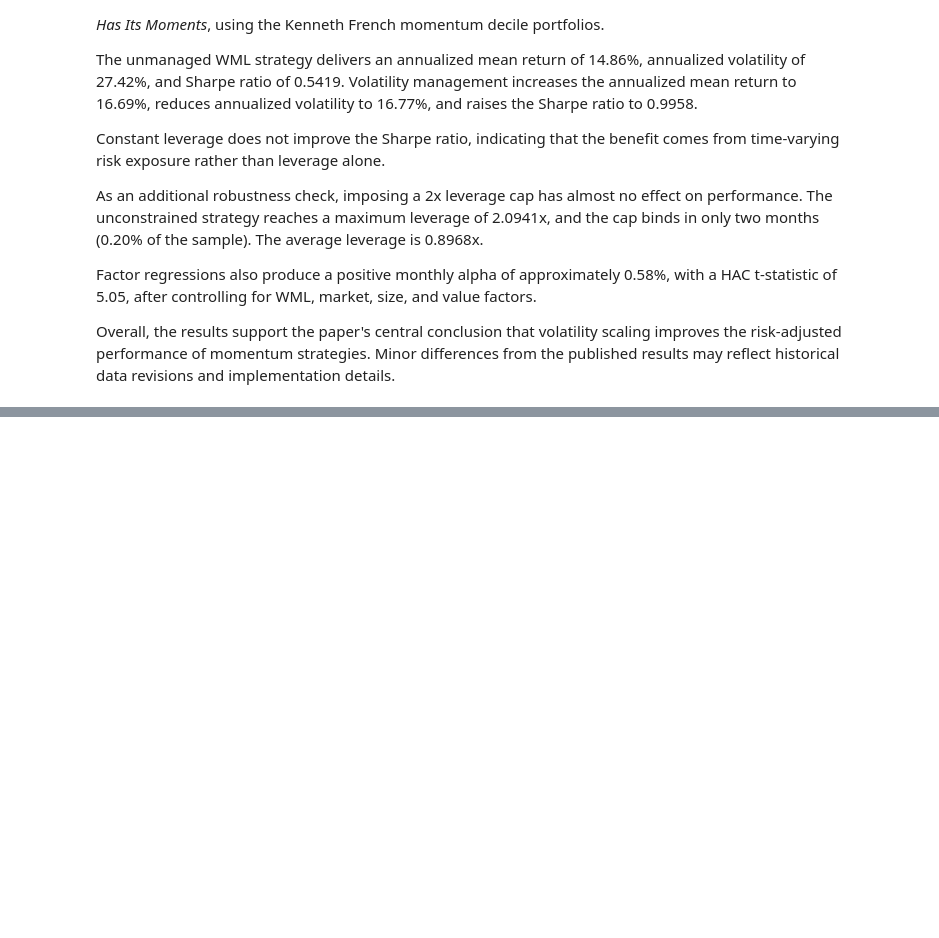
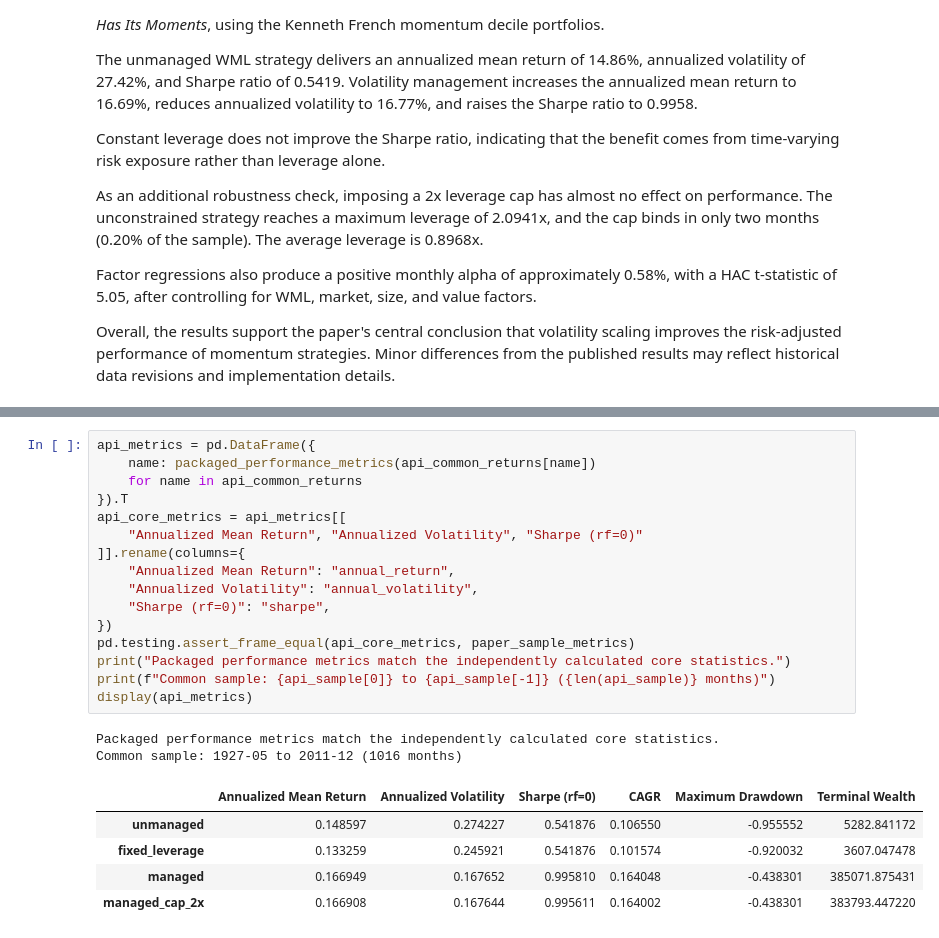
Before and after one commit to yihang-hannah/momentum-risk-project, a Jupyter notebook: notebooks/02_paper_replication.ipynb, the cells around one changed output, grey strips where cells are left out. Saved outputs shown, nothing was run; the diff lists cells and outputs as text; blank space fills up the shorter version.

```diff
--- a/notebooks/02_paper_replication.ipynb
+++ b/notebooks/02_paper_replication.ipynb
@@ -629,0 +684,24 @@ Overall, the results support the paper's central conclusion that volatility scal
+# %%
+api_metrics = pd.DataFrame({
+    name: packaged_performance_metrics(api_common_returns[name])
+    for name in api_common_returns
+}).T
+api_core_metrics = api_metrics[[
+    "Annualized Mean Return", "Annualized Volatility", "Sharpe (rf=0)"
+]].rename(columns={
+    "Annualized Mean Return": "annual_return",
+    "Annualized Volatility": "annual_volatility",
+    "Sharpe (rf=0)": "sharpe",
+})
+pd.testing.assert_frame_equal(api_core_metrics, paper_sample_metrics)
+print("Packaged performance metrics match the independently calculated core statistics.")
+print(f"Common sample: {api_sample[0]} to {api_sample[-1]} ({len(api_sample)} months)")
+display(api_metrics)
+# %% [output]
+Packaged performance metrics match the independently calculated core statistics.
+Common sample: 1927-05 to 2011-12 (1016 months)
+|  | Annualized Mean Return | Annualized Volatility | Sharpe (rf=0) | CAGR | Maximum Drawdown | Terminal Wealth |
+| unmanaged | 0.148597 | 0.274227 | 0.541876 | 0.106550 | -0.955552 | 5282.841172 |
+| fixed_leverage | 0.133259 | 0.245921 | 0.541876 | 0.101574 | -0.920032 | 3607.047478 |
+| managed | 0.166949 | 0.167652 | 0.995810 | 0.164048 | -0.438301 | 385071.875431 |
+| managed_cap_2x | 0.166908 | 0.167644 | 0.995611 | 0.164002 | -0.438301 | 383793.447220 |
```
Also changed, not shown: parts of 4 cells of this notebook, 5 other files.
